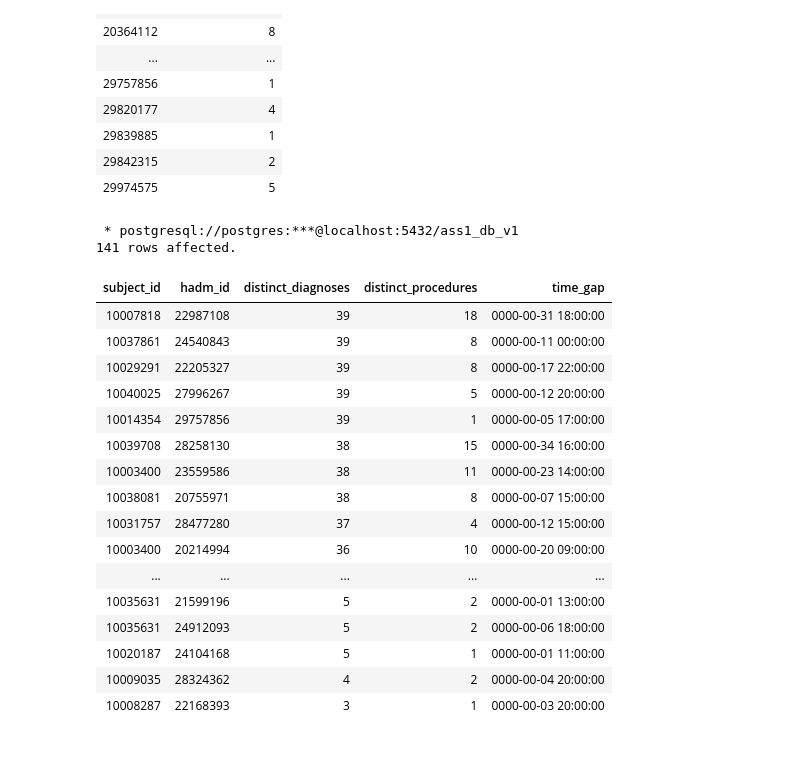
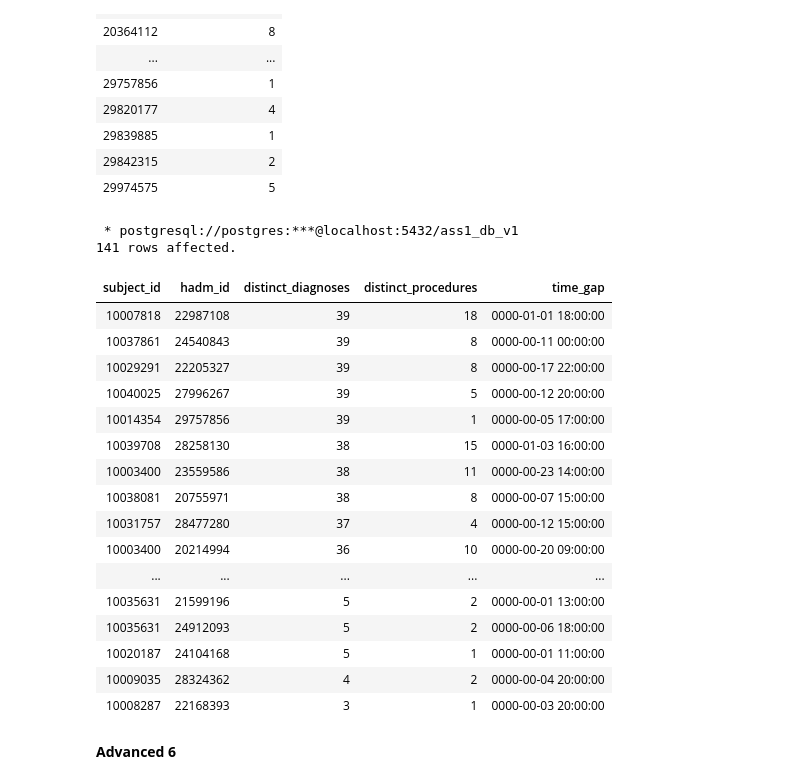
Before and after one commit to sarthak-panda/Sem6, a Jupyter notebook: COL362/Assignments/A1/rough.ipynb, the cells around one changed output. Cells and saved outputs as stored; diff of their text form; code cells hidden in the pictures; blank space fills up the shorter version.

```diff
--- a/COL362/Assignments/A1/rough.ipynb
+++ b/COL362/Assignments/A1/rough.ipynb
@@ -1391,40 +1391,40 @@ with temp as (
    order by hadm_id,starttime desc
 ), temp5 as (
    select temp1.subject_id,temp1.hadm_id,substring(procedure_start_dates::text,2,10) as first_procedure_time
    from temp1 join temp2 on temp1.subject_id=temp2.subject_id and temp1.hadm_id=temp2.hadm_id
    where temp1.subject_id in (select subject_id from temp3)
    and
    exists(
       select 1
       from unnest(starttimes) as s
       where s::DATE in (
          select unnest(procedure_start_dates)::DATE
          union
          select unnest(procedure_start_dates)::DATE + INTERVAL '1 day'
       )
    )
 ), temp6 as (
    select hadm_id,count(distinct icd_code) as distinct_icd_codes_diag
    from hosp.diagnoses_icd
    group by hadm_id
 ), temp7 as (
    select hadm_id,count(distinct icd_code) as distinct_icd_codes_proc
    from hosp.procedures_icd
    group by hadm_id
 )
-select subject_id,temp5.hadm_id,COALESCE(distinct_icd_codes_diag,0) as distinct_diagnoses,COALESCE(distinct_icd_codes_proc,0) as distinct_procedures,TO_CHAR((last_medication_time::TIMESTAMP - first_procedure_time::TIMESTAMP), 'YYYY-MM-DD HH24:MI:SS') as time_gap
+select subject_id,temp5.hadm_id,COALESCE(distinct_icd_codes_diag,0) as distinct_diagnoses,COALESCE(distinct_icd_codes_proc,0) as distinct_procedures,TO_CHAR(AGE(last_medication_time::TIMESTAMP,first_procedure_time::TIMESTAMP), 'YYYY-MM-DD HH24:MI:SS') as time_gap
 from temp5 join temp4 on temp5.hadm_id=temp4.hadm_id left outer join temp6 on temp5.hadm_id=temp6.hadm_id left outer join temp7 on temp5.hadm_id=temp7.hadm_id
 order by distinct_diagnoses desc,distinct_procedures desc,time_gap,subject_id,temp5.hadm_id
 # %% [output]
  * postgresql://postgres:***@localhost:5432/ass1_db_v1
 141 rows affected.
 | subject_id | hadm_id | distinct_diagnoses | distinct_procedures | time_gap |
-| 10007818 | 22987108 | 39 | 18 | 0000-00-31 18:00:00 |
+| 10007818 | 22987108 | 39 | 18 | 0000-01-01 18:00:00 |
 | 10037861 | 24540843 | 39 | 8 | 0000-00-11 00:00:00 |
 | 10029291 | 22205327 | 39 | 8 | 0000-00-17 22:00:00 |
 | 10040025 | 27996267 | 39 | 5 | 0000-00-12 20:00:00 |
 | 10014354 | 29757856 | 39 | 1 | 0000-00-05 17:00:00 |
-| 10039708 | 28258130 | 38 | 15 | 0000-00-34 16:00:00 |
+| 10039708 | 28258130 | 38 | 15 | 0000-01-03 16:00:00 |
 | 10003400 | 23559586 | 38 | 11 | 0000-00-23 14:00:00 |
 | 10038081 | 20755971 | 38 | 8 | 0000-00-07 15:00:00 |
 | 10031757 | 28477280 | 37 | 4 | 0000-00-12 15:00:00 |
@@ -1435,3 +1435,5 @@ order by distinct_diagnoses desc,distinct_procedures desc,time_gap,subject_id,te
 | 10020187 | 24104168 | 5 | 1 | 0000-00-01 11:00:00 |
 | 10009035 | 28324362 | 4 | 2 | 0000-00-04 20:00:00 |
 | 10008287 | 22168393 | 3 | 1 | 0000-00-03 20:00:00 |
+# %% [markdown]
+**Advanced 6**
```
Also changed, not shown: parts of 1 cell of this notebook.
